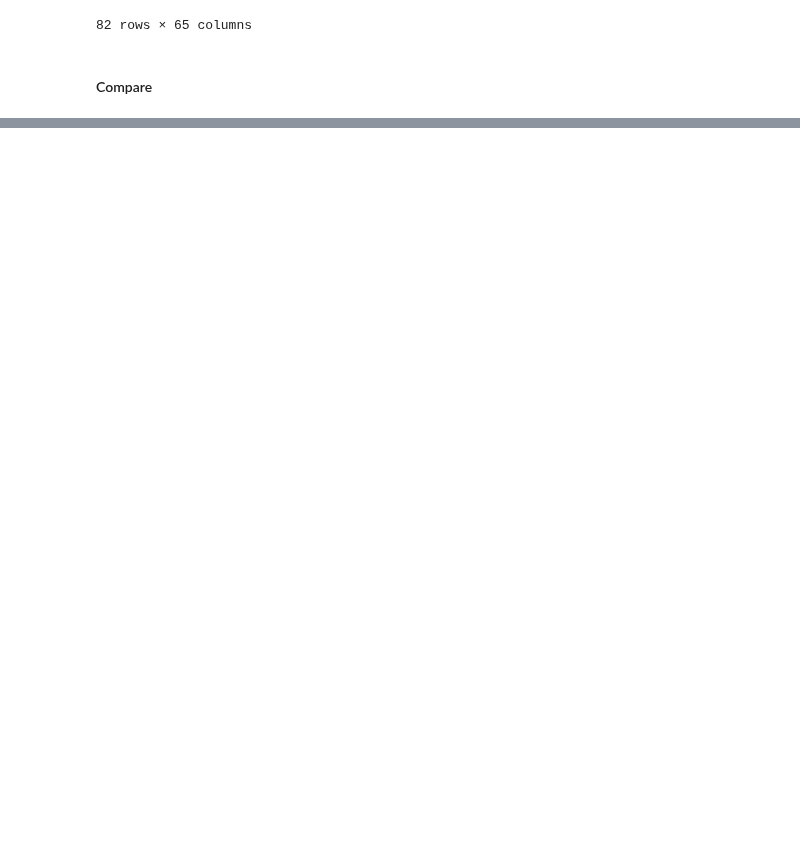
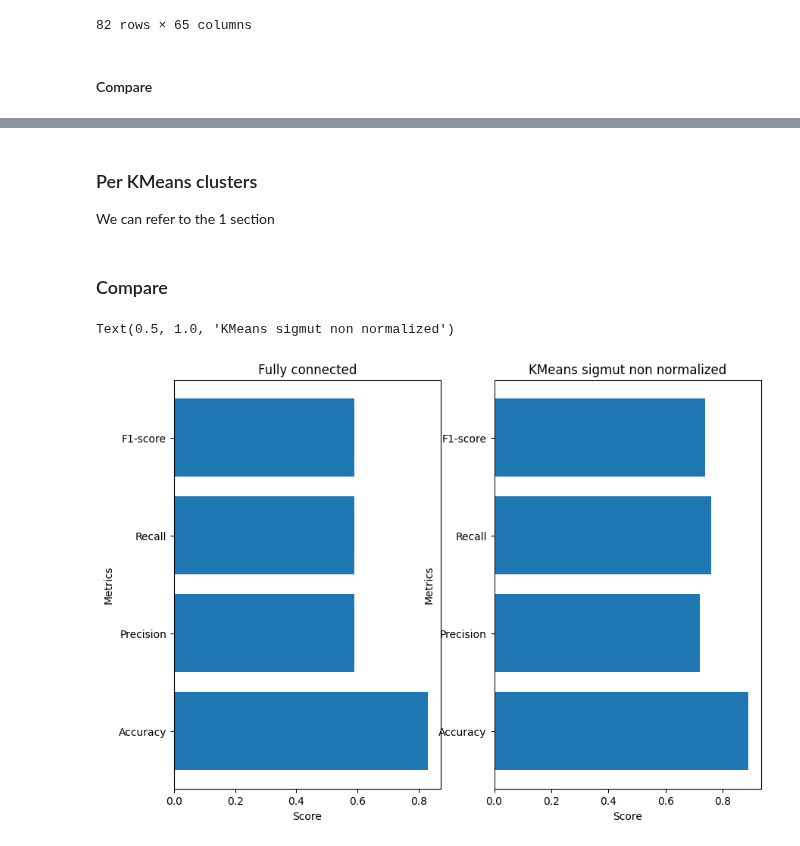
Before and after one commit to Arthur8754/mutational-signatures, a Jupyter notebook: comparisons.ipynb, the cells around one changed output, grey strips where cells are left out. Saved outputs shown, nothing was run; the diff lists cells and outputs as text; code cells hidden in the pictures; blank space fills up the shorter version.

Commit message:
Compare fully connected - expert knowledge pre-graphs

```diff
--- a/comparisons.ipynb
+++ b/comparisons.ipynb
@@ -211,0 +219,41 @@ Text(0, 0.6, 'AUC sigmut normalized : 0.94')
+# %%
+# All patients in the same group
+group_fully_connected = np.array([0 for k in range(df_sigmut.shape[0])])
+# %%
+# Instanciate GCN classifier
+gcn_clf_fully_connected = GCNClassifier(len(features_name_sigmut))
+
+# Instanciate the GCN train-test manager
+gcn_manager_fully_connected = GCNClassifierTrainTestManager(gcn_clf_fully_connected)
+# %%
+test_scores_gcn_fully_connected, test_classes_gcn_fully_connected = gcn_manager_fully_connected.leave_one_out_cross_validation(X_sigmut_non_normalized, y_sigmut, group_fully_connected, 50, "euclidean", 3)
+# %% [markdown]
+### Per KMeans clusters
+We can refer to the 1 section
+# %% [markdown]
+### Compare
+# %%
+## Fully connected
+acc_gcn_fully_connected, pre_gcn_fully_connected, rec_gcn_fully_connected, f1_gcn_fully_connected = ClassificationMetrics.eval_metrics_from_conf_matrix(y_sigmut, test_classes_gcn_fully_connected)
+fpr_gcn_fully_connected, tpr_gcn_fully_connected, thresholds_gcn_fully_connected = ClassificationMetrics.compute_roc_curve(y_sigmut, test_scores_gcn_fully_connected)
+auc_gcn_fully_connected = ClassificationMetrics.compute_auc(y_sigmut, test_scores_gcn_fully_connected)
+
+## KMeans
+acc_gcn_sigmut_non_normalized_kmeans_euclidean, pre_gcn_sigmut_non_normalized_kmeans_euclidean, rec_gcn_sigmut_non_normalized_kmeans_euclidean, f1_gcn_sigmut_non_normalized_kmeans_euclidean = ClassificationMetrics.eval_metrics_from_conf_matrix(y_sigmut, test_classes_gcn_sigmut_non_normalized_kmeans_euclidean)
+fpr_gcn_sigmut_kmeans_non_normalized_euclidean, tpr_gcn_sigmut_kmeans_non_normalized_euclidean, thresholds_gcn_sigmut_non_normalized_kmeans_euclidean = ClassificationMetrics.compute_roc_curve(y_sigmut, test_scores_gcn_sigmut_non_normalized_kmeans_euclidean)
+auc_gcn_sigmut_kmeans_non_normalized_euclidean = ClassificationMetrics.compute_auc(y_sigmut, test_scores_gcn_sigmut_non_normalized_kmeans_euclidean)
+# %%
+fig, ax = plt.subplots(1,2,figsize=(10,7))
+
+ax[0].barh(["Accuracy","Precision","Recall","F1-score"],[acc_gcn_fully_connected, pre_gcn_fully_connected, rec_gcn_fully_connected, f1_gcn_fully_connected])
+ax[0].set_xlabel("Score")
+ax[0].set_ylabel("Metrics")
+ax[0].set_title("Fully connected")
+
+ax[1].barh(["Accuracy","Precision","Recall","F1-score"],[acc_gcn_sigmut_non_normalized_kmeans_euclidean, pre_gcn_sigmut_non_normalized_kmeans_euclidean, rec_gcn_sigmut_non_normalized_kmeans_euclidean, f1_gcn_sigmut_non_normalized_kmeans_euclidean])
+ax[1].set_xlabel("Score")
+ax[1].set_ylabel("Metrics")
+ax[1].set_title("KMeans sigmut non normalized")
+# %% [output]
+Text(0.5, 1.0, 'KMeans sigmut non normalized')
+[figure, added]
```
Also changed, not shown: parts of 5 cells of this notebook.
